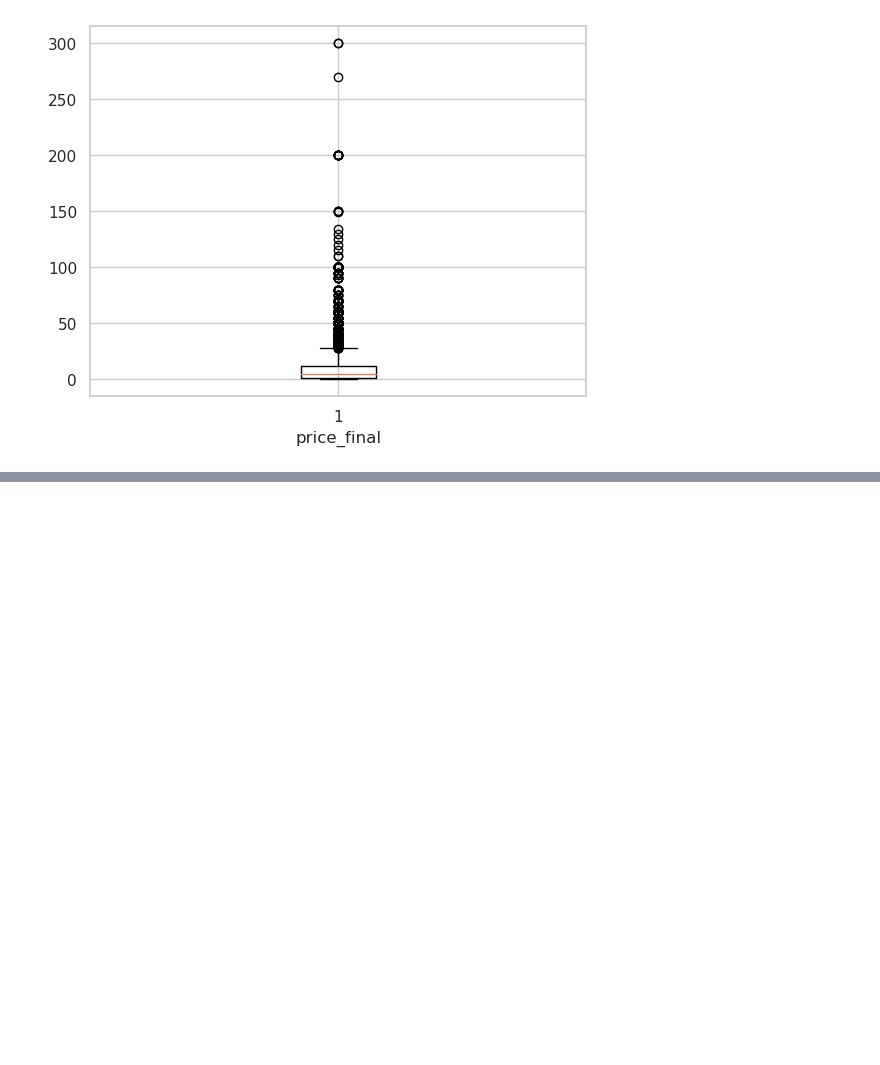
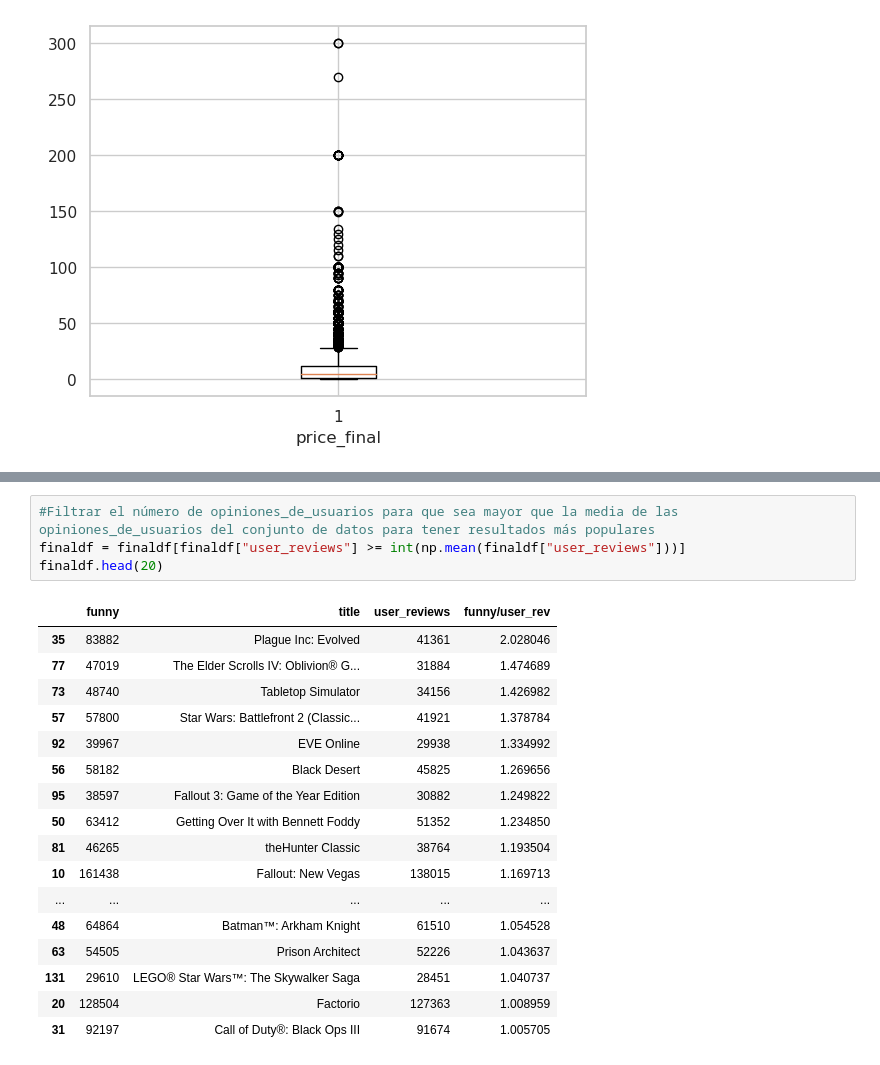
Before and after one commit to byron19-inacasha/DataMiningyMachineLearning, a Jupyter notebook: Proyecto ML/IPYNB/proyecto-1b.ipynb, the cells around one changed output, grey strips where cells are left out. Saved outputs shown, nothing was run; the diff lists cells and outputs as text; blank space fills up the shorter version.

```diff
--- a/Proyecto ML/IPYNB/proyecto-1b.ipynb
+++ b/Proyecto ML/IPYNB/proyecto-1b.ipynb
@@ -620,0 +694,22 @@ plt.show()
+# %%
+#Filtrar el número de opiniones_de_usuarios para que sea mayor que la media de las opiniones_de_usuarios del conjunto de datos para tener resultados más populares
+finaldf = finaldf[finaldf["user_reviews"] >= int(np.mean(finaldf["user_reviews"]))]
+finaldf.head(20)
+# %% [output]
+|  | funny | title | user_reviews | funny/user_rev |
+| 35 | 83882 | Plague Inc: Evolved | 41361 | 2.028046 |
+| 77 | 47019 | The Elder Scrolls IV: Oblivion® G... | 31884 | 1.474689 |
+| 73 | 48740 | Tabletop Simulator | 34156 | 1.426982 |
+| 57 | 57800 | Star Wars: Battlefront 2 (Classic... | 41921 | 1.378784 |
+| 92 | 39967 | EVE Online | 29938 | 1.334992 |
+| 56 | 58182 | Black Desert | 45825 | 1.269656 |
+| 95 | 38597 | Fallout 3: Game of the Year Edition | 30882 | 1.249822 |
+| 50 | 63412 | Getting Over It with Bennett Foddy | 51352 | 1.234850 |
+| 81 | 46265 | theHunter Classic | 38764 | 1.193504 |
+| 10 | 161438 | Fallout: New Vegas | 138015 | 1.169713 |
+| ... | ... | ... | ... | ... |
+| 48 | 64864 | Batman™: Arkham Knight | 61510 | 1.054528 |
+| 63 | 54505 | Prison Architect | 52226 | 1.043637 |
+| 131 | 29610 | LEGO® Star Wars™: The Skywalker Saga | 28451 | 1.040737 |
+| 20 | 128504 | Factorio | 127363 | 1.008959 |
+| 31 | 92197 | Call of Duty®: Black Ops III | 91674 | 1.005705 |
```
Also changed, not shown: parts of 25 cells of this notebook.
